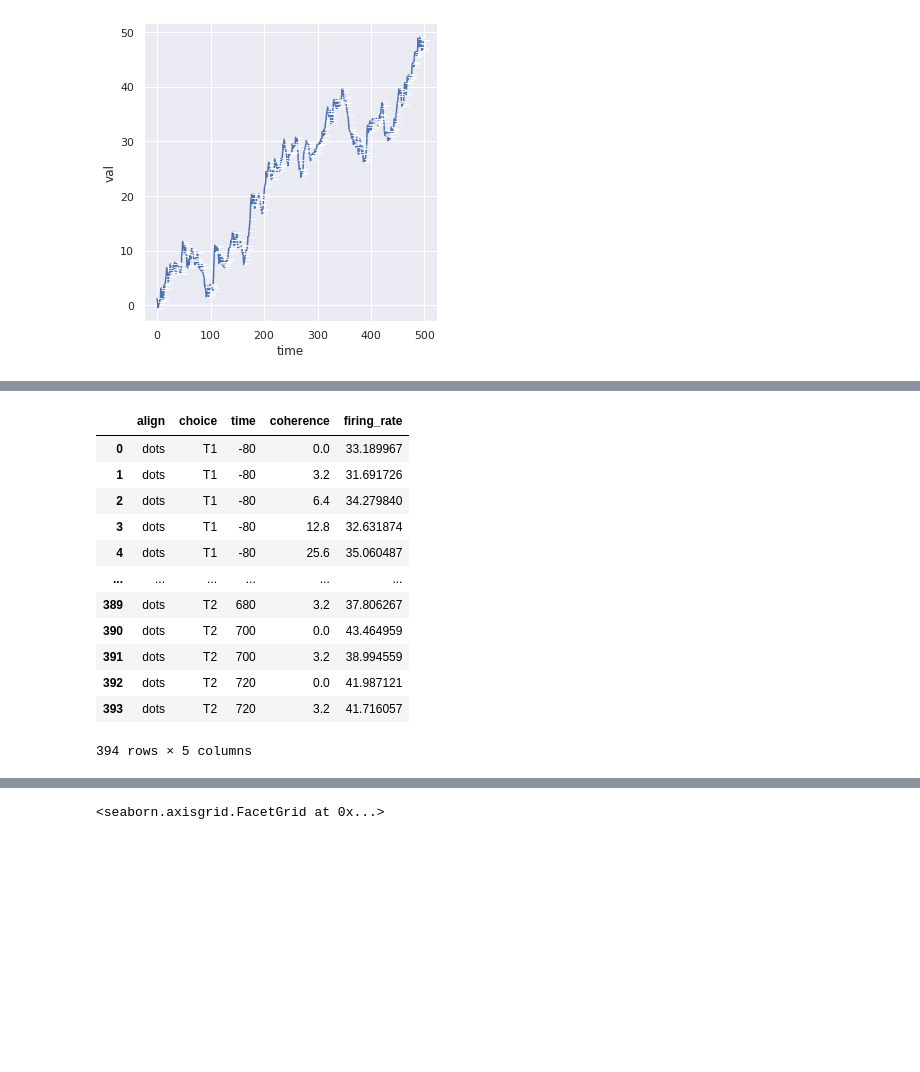
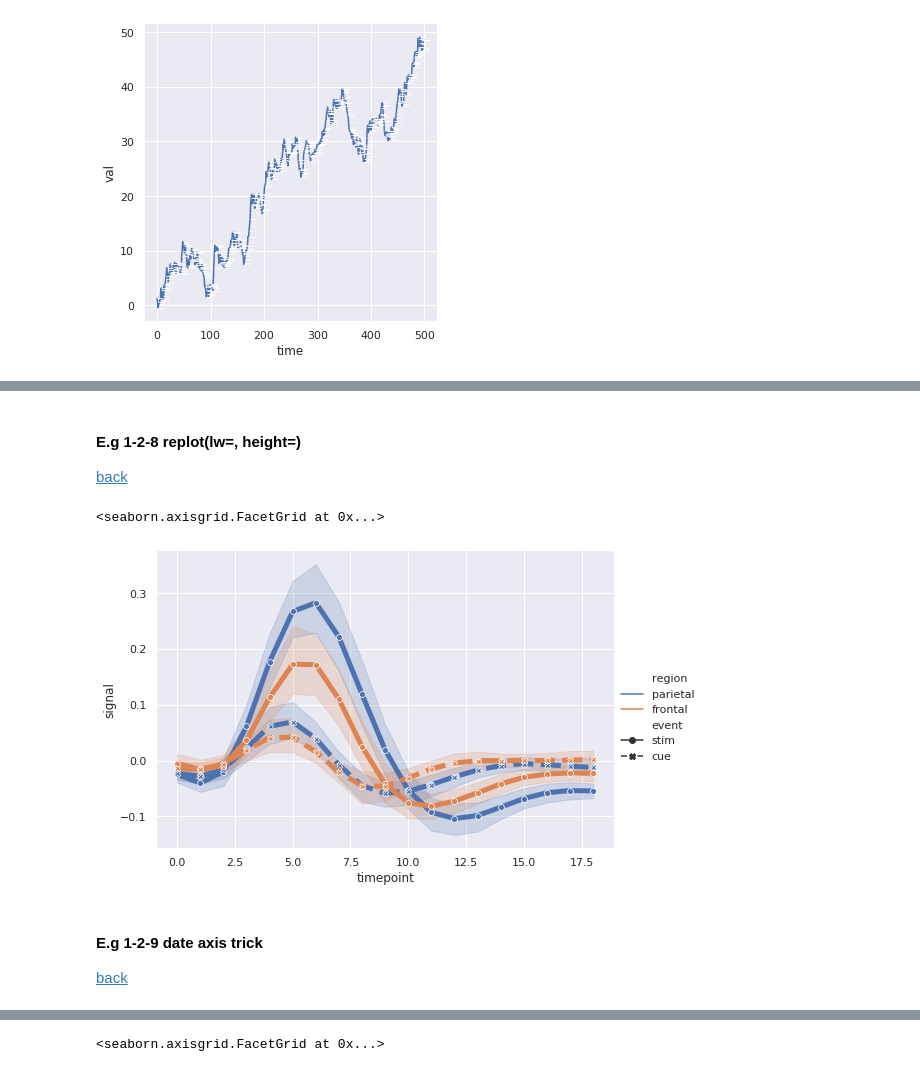
Before and after one commit to gengjia0214/visualization-learning-notes, a Jupyter notebook: Seanboar Crash Course.ipynb, the cells around one changed output, grey strips where cells are left out. Drawn from its saved outputs; the diff is of its cells as text; code cells hidden in the pictures; blank space fills up the shorter version.

```diff
--- a/Seanboar Crash Course.ipynb
+++ b/Seanboar Crash Course.ipynb
@@ -288,17 +368,19 @@ sns.relplot(x='timepoint', y='signal', data=fmri.query("event == 'stim'"),
-# %%
-dots = sns.load_dataset('dots').query("align == 'dots'")
-dots
-# %% [output]
-|  | align | choice | time | coherence | firing_rate |
-| 0 | dots | T1 | -80 | 0.0 | 33.189967 |
-| 1 | dots | T1 | -80 | 3.2 | 31.691726 |
-| 2 | dots | T1 | -80 | 6.4 | 34.279840 |
-| 3 | dots | T1 | -80 | 12.8 | 32.631874 |
-| 4 | dots | T1 | -80 | 25.6 | 35.060487 |
-| ... | ... | ... | ... | ... | ... |
-| 389 | dots | T2 | 680 | 3.2 | 37.806267 |
-| 390 | dots | T2 | 700 | 0.0 | 43.464959 |
-| 391 | dots | T2 | 700 | 3.2 | 38.994559 |
-| 392 | dots | T2 | 720 | 0.0 | 41.987121 |
-| 393 | dots | T2 | 720 | 3.2 | 41.716057 |
-394 rows × 5 columns
+# %% [markdown]
+<a id='1-2-8'></a>
+
+#### E.g 1-2-8  replot(lw=, height=)
+
+[back](#1-2)
+# %%
+# lw
+sns.relplot(x='timepoint', y='signal', data=fmri, hue='region',
+             style='event', markers=True, lw=5, kind='line', height=5, aspect=1.5)
+# %% [output]
+<seaborn.axisgrid.FacetGrid at 0x...>
+[figure, added]
+# %% [markdown]
+<a id='1-2-9'></a>
+
+#### E.g 1-2-9  date axis trick
+
+[back](#1-2)
```
Also changed, not shown: parts of 56 cells of this notebook.
